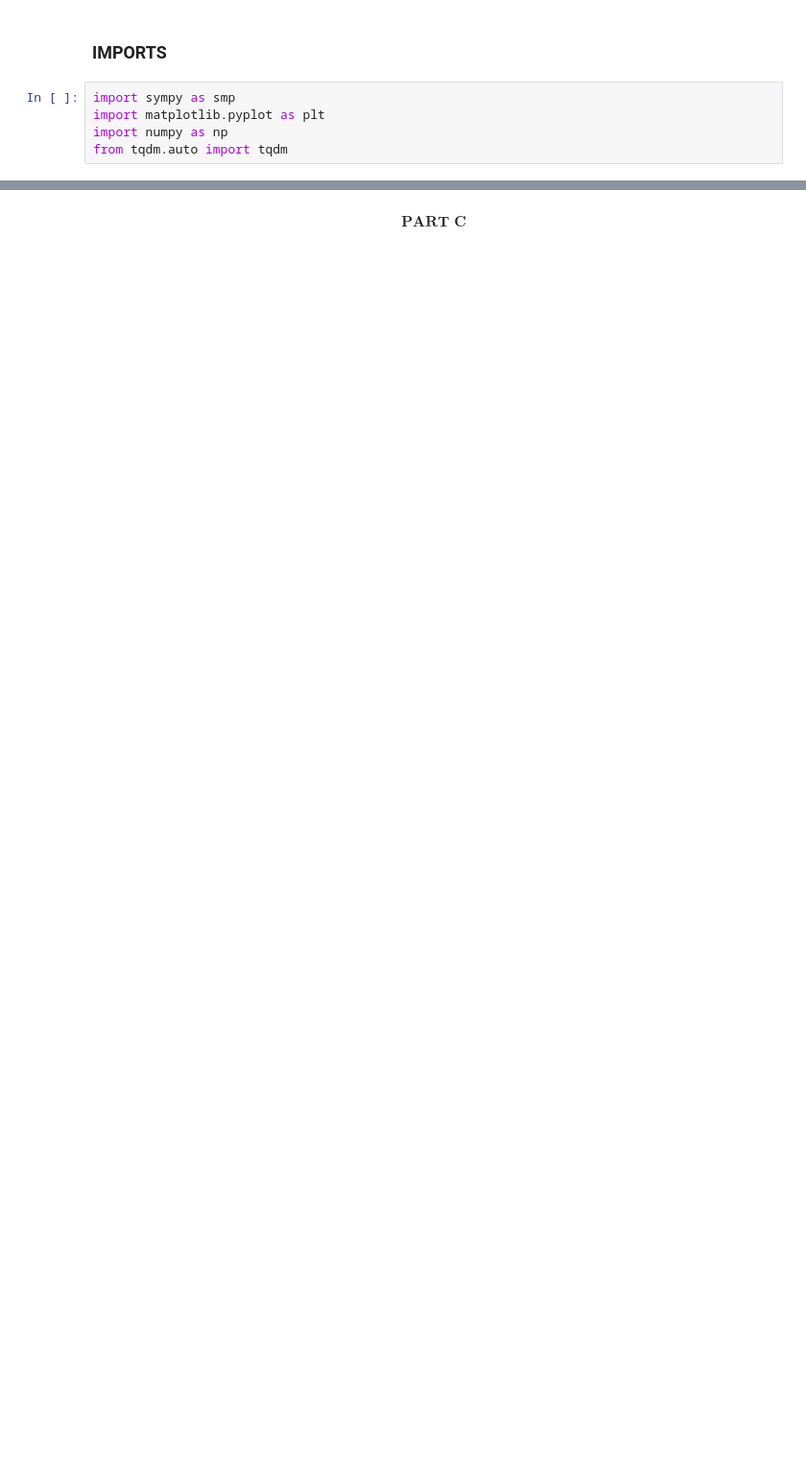
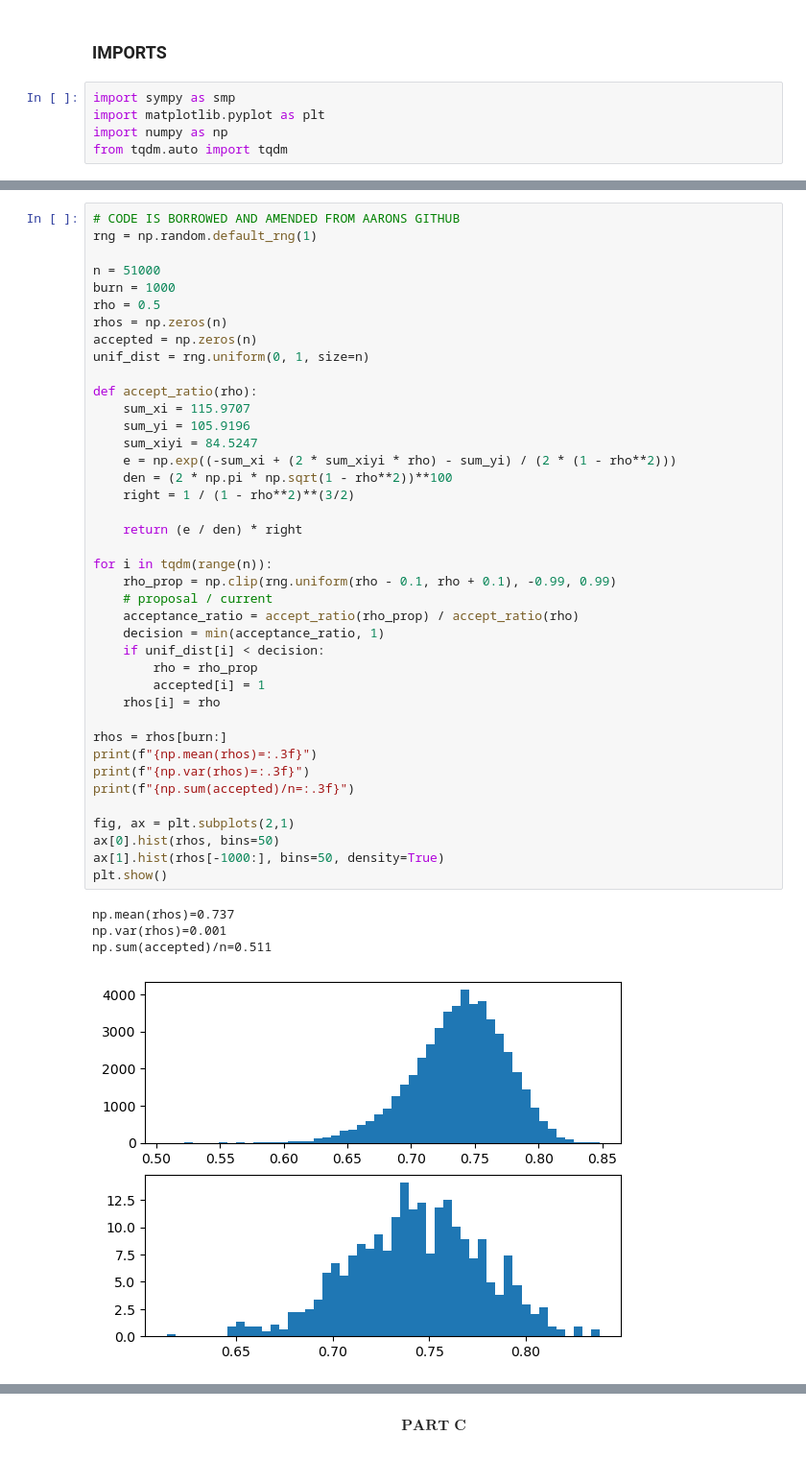
Before and after one commit to GATechMSCS/fall2023, a Jupyter notebook: bayesian_statistics/lectures/week7and8/unit5/homework/code/HW4_Code_ScottSchmidl.ipynb, the cells around one changed output, grey strips where cells are left out. Shown at 96% size. Cells and saved outputs as stored; diff of their text form; blank space fills up the shorter version.

```diff
--- a/bayesian_statistics/lectures/week7and8/unit5/homework/code/HW4_Code_ScottSchmidl.ipynb
+++ b/bayesian_statistics/lectures/week7and8/unit5/homework/code/HW4_Code_ScottSchmidl.ipynb
@@ -29,0 +42,45 @@ $$
+# %%
+# CODE IS BORROWED AND AMENDED FROM AARONS GITHUB
+rng = np.random.default_rng(1)
+
+n = 51000
+burn = 1000
+rho = 0.5
+rhos = np.zeros(n)
+accepted = np.zeros(n)
+unif_dist = rng.uniform(0, 1, size=n)
+
+def accept_ratio(rho):
+    sum_xi = 115.9707
+    sum_yi = 105.9196
+    sum_xiyi = 84.5247
+    e = np.exp((-sum_xi + (2 * sum_xiyi * rho) - sum_yi) / (2 * (1 - rho**2)))
+    den = (2 * np.pi * np.sqrt(1 - rho**2))**100
+    right = 1 / (1 - rho**2)**(3/2)
+
+    return (e / den) * right
+
+for i in tqdm(range(n)):
+    rho_prop = np.clip(rng.uniform(rho - 0.1, rho + 0.1), -0.99, 0.99)
+    # proposal / current
+    acceptance_ratio = accept_ratio(rho_prop) / accept_ratio(rho)
+    decision = min(acceptance_ratio, 1)
+    if unif_dist[i] < decision:
+        rho = rho_prop
+        accepted[i] = 1
+    rhos[i] = rho
+
+rhos = rhos[burn:]
+print(f"{np.mean(rhos)=:.3f}")
+print(f"{np.var(rhos)=:.3f}")
+print(f"{np.sum(accepted)/n=:.3f}")
+
+fig, ax = plt.subplots(2,1)
+ax[0].hist(rhos, bins=50)
+ax[1].hist(rhos[-1000:], bins=50, density=True)
+plt.show()
+# %% [output]
+np.mean(rhos)=0.737
+np.var(rhos)=0.001
+np.sum(accepted)/n=0.511
+[figure, added]
```
Also changed, not shown: parts of 10 cells of this notebook, 2 other files.
